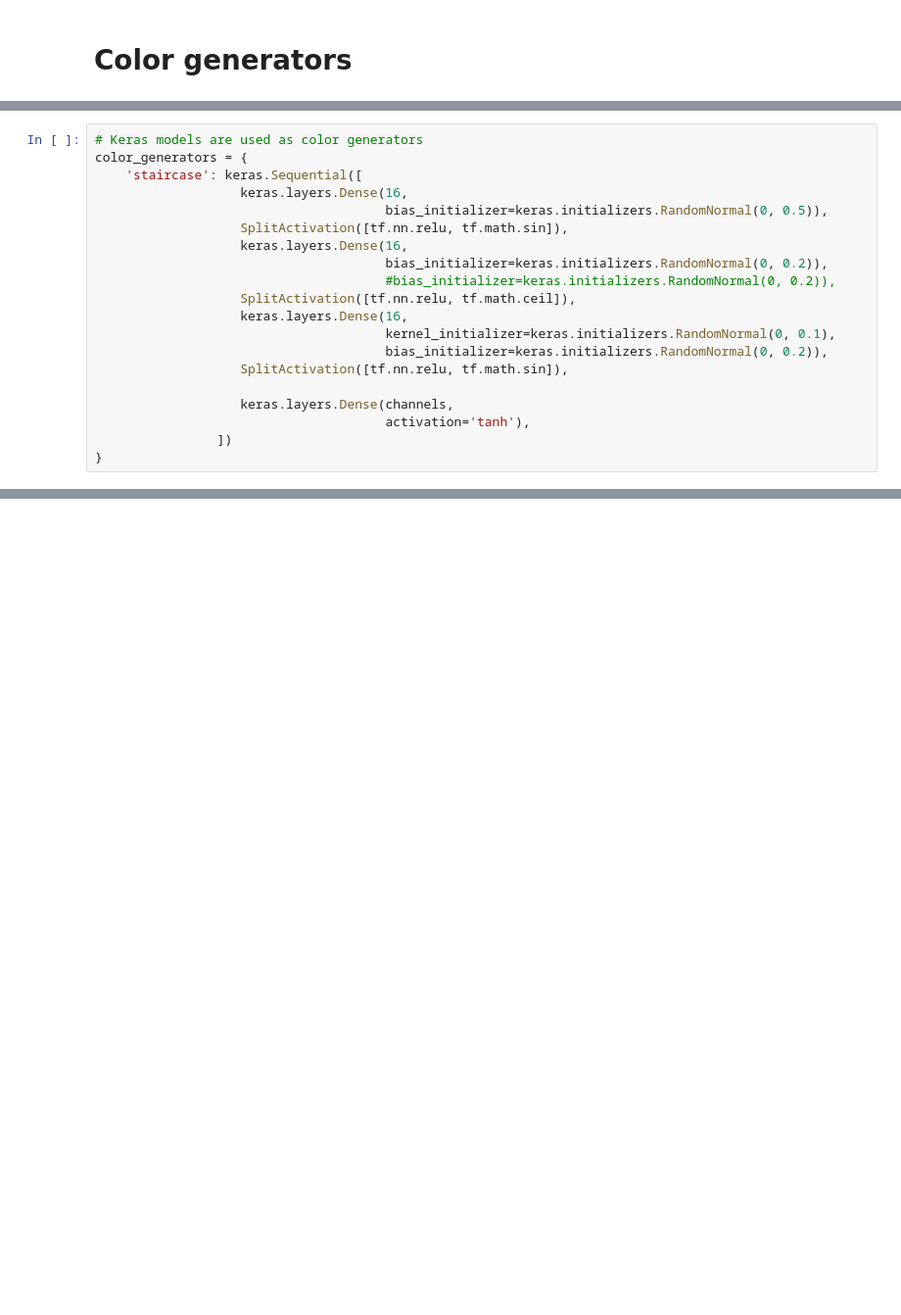
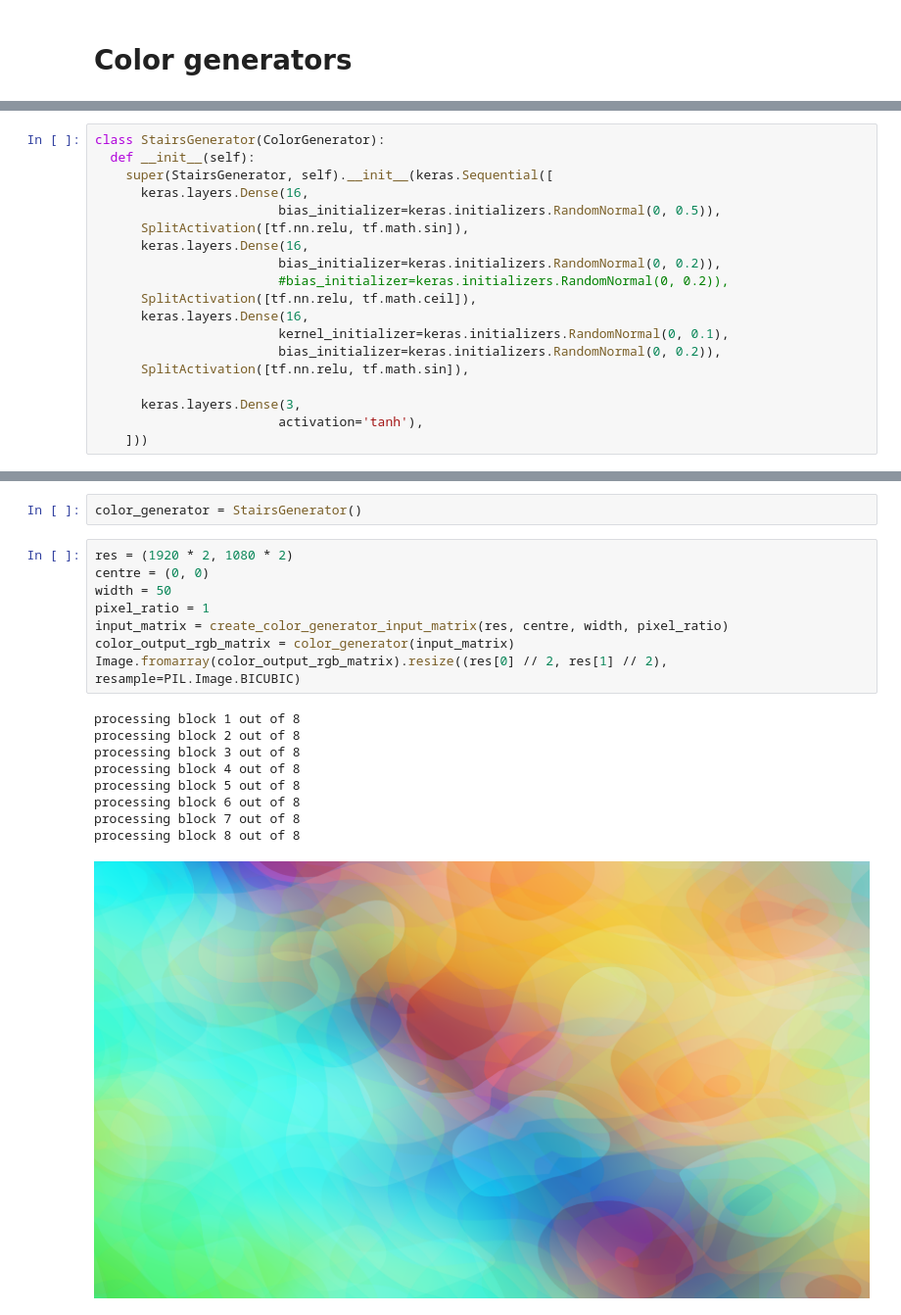
Before and after one commit to Nikita-Gz/ArGen, a Jupyter notebook: ArGen_public.ipynb, the cells around one changed output, grey strips where cells are left out. Shown at 98% size. Cells and saved outputs as stored; diff of their text form; blank space fills up the shorter version.

```diff
--- a/ArGen_public.ipynb
+++ b/ArGen_public.ipynb
@@ -156,20 +218,19 @@ b()
 # %%
-# Keras models are used as color generators
-color_generators = {
-    'staircase': keras.Sequential([
-                   keras.layers.Dense(16,
-                                      bias_initializer=keras.initializers.RandomNormal(0, 0.5)),
-                   SplitActivation([tf.nn.relu, tf.math.sin]),
-                   keras.layers.Dense(16,
-                                      bias_initializer=keras.initializers.RandomNormal(0, 0.2)),
-                                      #bias_initializer=keras.initializers.RandomNormal(0, 0.2)),
-                   SplitActivation([tf.nn.relu, tf.math.ceil]),
-                   keras.layers.Dense(16,
-                                      kernel_initializer=keras.initializers.RandomNormal(0, 0.1),
-                                      bias_initializer=keras.initializers.RandomNormal(0, 0.2)),
-                   SplitActivation([tf.nn.relu, tf.math.sin]),
+class StairsGenerator(ColorGenerator):
+  def __init__(self):
+    super(StairsGenerator, self).__init__(keras.Sequential([
+      keras.layers.Dense(16,
+                        bias_initializer=keras.initializers.RandomNormal(0, 0.5)),
+      SplitActivation([tf.nn.relu, tf.math.sin]),
+      keras.layers.Dense(16,
+                        bias_initializer=keras.initializers.RandomNormal(0, 0.2)),
+                        #bias_initializer=keras.initializers.RandomNormal(0, 0.2)),
+      SplitActivation([tf.nn.relu, tf.math.ceil]),
+      keras.layers.Dense(16,
+                        kernel_initializer=keras.initializers.RandomNormal(0, 0.1),
+                        bias_initializer=keras.initializers.RandomNormal(0, 0.2)),
+      SplitActivation([tf.nn.relu, tf.math.sin]),
 
-                   keras.layers.Dense(channels,
-                                      activation='tanh'),
-                ])
-}
+      keras.layers.Dense(3,
+                        activation='tanh'),
+    ]))
@@ -219,0 +239,20 @@ Image.fromarray(vals)
+# %%
+color_generator = StairsGenerator()
+# %%
+res = (1920 * 2, 1080 * 2)
+centre = (0, 0)
+width = 50
+pixel_ratio = 1
+input_matrix = create_color_generator_input_matrix(res, centre, width, pixel_ratio)
+color_output_rgb_matrix = color_generator(input_matrix)
+Image.fromarray(color_output_rgb_matrix).resize((res[0] // 2, res[1] // 2), resample=PIL.Image.BICUBIC)
+# %% [output]
+processing block 1 out of 8
+processing block 2 out of 8
+processing block 3 out of 8
+processing block 4 out of 8
+processing block 5 out of 8
+processing block 6 out of 8
+processing block 7 out of 8
+processing block 8 out of 8
+[figure, added]
```
Also changed, not shown: parts of 22 cells of this notebook.
